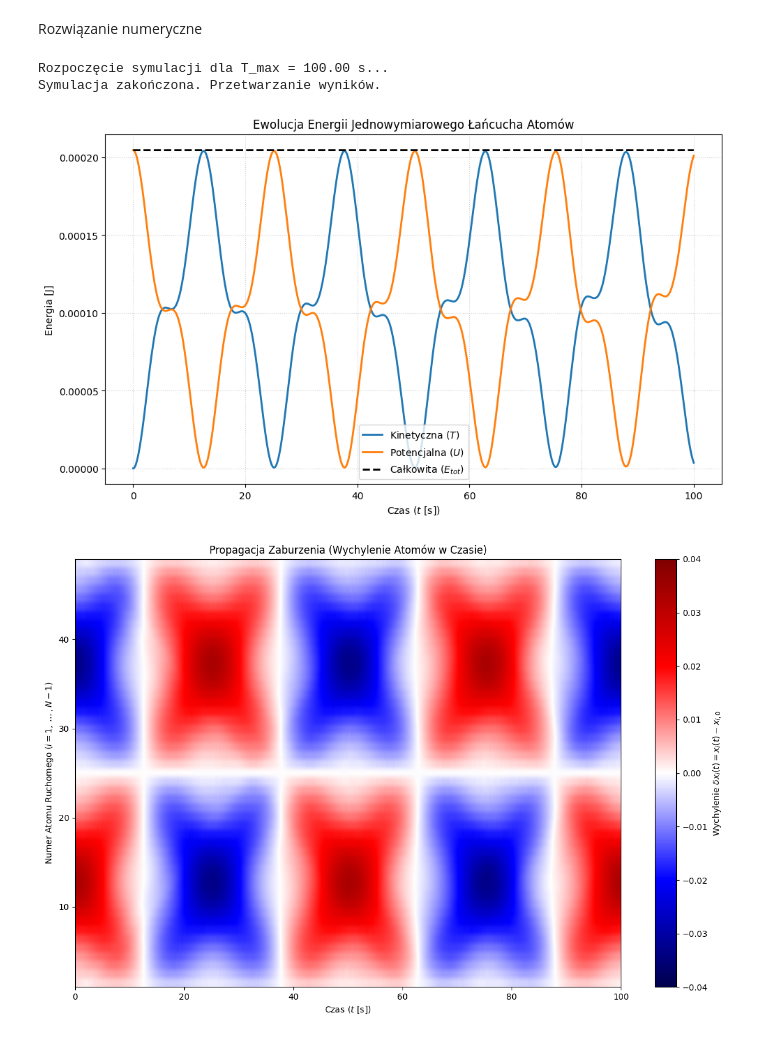
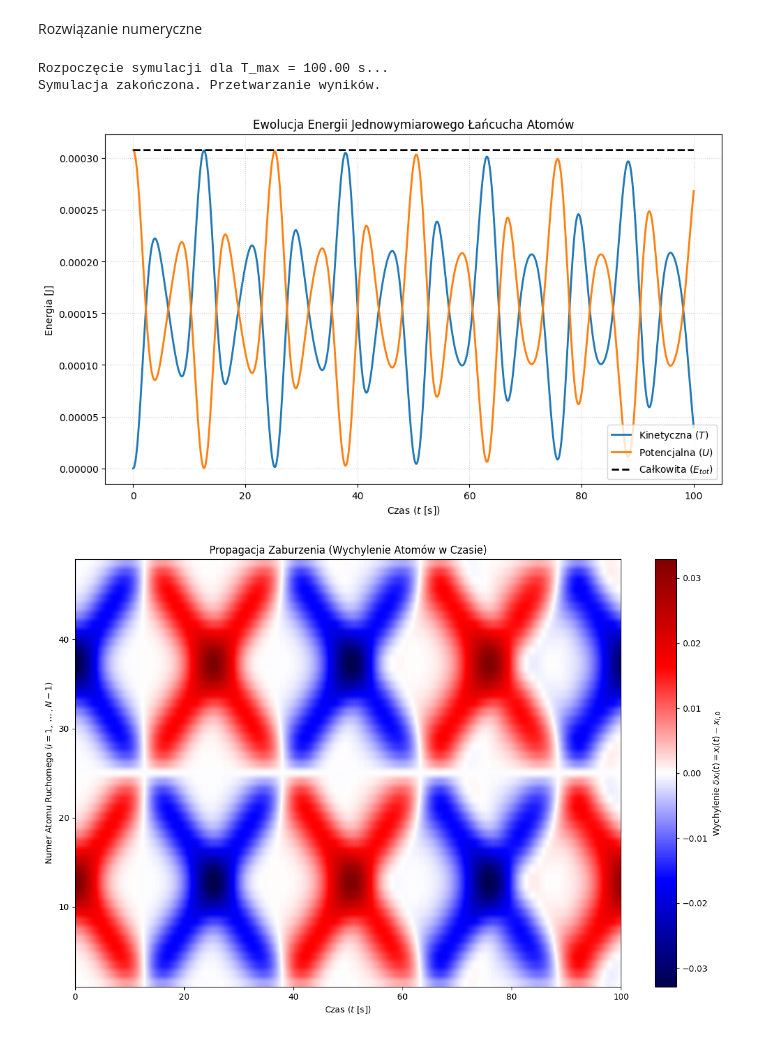
Before and after one commit to xXKeNdAmAmAsTeRXx/Computer_Physics, a Jupyter notebook: Projekt4/Propagacja_zaburzenia.ipynb, the cells around one changed output. Cells and saved outputs as stored; diff of their text form; code cells hidden in the pictures.

```diff
--- a/Projekt4/Propagacja_zaburzenia.ipynb
+++ b/Projekt4/Propagacja_zaburzenia.ipynb
@@ -15,7 +12,7 @@ CONST = {
     "M": 1.0,
     "DT": 0.02,
     "NT": 5000,
-    "SIGMA": 0.5
+    "SIGMA": np.sqrt(0.1)
 }
 CONST["X_MAX"] = CONST["N"] * CONST["DELTA"]
 CONST["T_MAX"] = CONST["NT"] * CONST["DT"]
@@ -28,14 +25,13 @@ CONST["X_R"] = 3.0 * CONST["X_MAX"] / 4.0
 def initial_conditions(N, DELTA, X_MAX, SIGMA):
     N_INNER = N - 1
 
-    x_i_0 = np.arange(N + 1) * DELTA
+    x_i_0 = np.arange(start=1, step=1, stop=N) * DELTA
 
     X_L = X_MAX / 4.0
     X_R = 3.0 * X_MAX / 4.0
 
-    x_inner_0 = x_i_0[1:N]
+    x_inner_0 = x_i_0[:N]
 
-    # POPRAWKA BŁĘDU: Używamy X_L i X_R, a nie ich kwadratów,
     # w funkcji Gaussa.
     gauss_L = (DELTA / 3.0) * np.exp(-((x_inner_0 - X_L)**2) / (2.0 * SIGMA**2))
     gauss_R = (DELTA / 3.0) * np.exp(-((x_inner_0 - X_R)**2) / (2.0 * SIGMA**2))
@@ -81,11 +77,11 @@ def dynamics_function(Y, t, ALPHA, M, N, DELTA):
 # --- 4. FUNKCJA OBLICZANIA ENERGII ---
 def calculate_energy(Y, X_i_0, ALPHA, M, N, DELTA):
     N_INNER = N - 1
-    # Bierzemy X_inner z aktualnego stanu Y, a nie z X_i_0 (położenia równowagi)
+
     X_inner = Y[:N_INNER]
     V_inner = Y[N_INNER:]
 
-    X_MAX = N * DELTA
+    X_MAX  = N * DELTA
     x0 = 0.0
     xN = X_MAX
 
@@ -96,9 +92,9 @@ def calculate_energy(Y, X_i_0, ALPHA, M, N, DELTA):
     X_all = np.concatenate([[x0], X_inner, [xN]])
     diff = X_all[:-1] - X_all[1:]
 
-    # U = Sum [alpha/2 * (x_{i-1} - x_i + Delta)^2]
-    # U = Sum [alpha/2 * (delta_x_{i-1} - delta_x_i)^2] - POPRAWNA FORMA
+
     U = 0.5 * ALPHA * np.sum((diff + DELTA)**2)
+
 
     return T, U
 
@@ -114,13 +110,14 @@ Energy_K = []
 Energy_P = []
 Displacement_Matrix = []
 
+
 # Zapis stanu początkowego
 # Zmieniono X_i_0 na X_i_0_eq
 T, U = calculate_energy(Y, X_i_0_eq, CONST["ALPHA"], CONST["M"], CONST["N"], CONST["DELTA"])
 Energy_K.append(T)
 Energy_P.append(U)
 X_inner_current = Y[:CONST["N_INNER"]]
-delta_X_current = X_inner_current - X_i_0_eq[1:CONST["N"]]
+delta_X_current = X_inner_current - X_i_0_eq[:CONST["N"]]
 Displacement_Matrix.append(delta_X_current.copy())
 
 
@@ -150,15 +147,23 @@ for n in range(CONST["NT"]):
 
     # Zapis wychyleń: delta_x_i(t) = x_i(t) - x_i,0
     X_inner_current = Y[:CONST["N_INNER"]]
-    delta_X_current = X_inner_current - X_i_0_eq[1:CONST["N"]]
+    delta_X_current = X_inner_current - X_i_0_eq
     Displacement_Matrix.append(delta_X_current.copy())
+
 
 print("Symulacja zakończona. Przetwarzanie wyników.")
 
 Energy_K = np.array(Energy_K)
 Energy_P = np.array(Energy_P)
+
+# Energy_P = Energy_P/max(Energy_P) * 0.007
+# Energy_K = Energy_K/max(Energy_K) * 0.007
+
 Energy_Total = Energy_K + Energy_P
+
 Displacement_Matrix = np.array(Displacement_Matrix) # Wymiar: (N_t + 1) x (N_INNER)
+
+
 
 
 # --- 6. WIZUALIZACJA WYNIKÓW ---
@@ -166,34 +171,34 @@ plt.figure(figsize=(10, 6))
 plt.plot(Times, Energy_K, label='Kinetyczna ($T$)', linewidth=2)
 plt.plot(Times, Energy_P, label='Potencjalna ($U$)', linewidth=2)
 plt.plot(Times, Energy_Total, label='Całkowita ($E_{tot}$)', linestyle='--', color='k', linewidth=2)
 
 plt.title('Ewolucja Energii Jednowymiarowego Łańcucha Atomów')
 plt.xlabel('Czas ($t$ [s])')
 plt.ylabel('Energia [J]')
 plt.legend()
 plt.grid(True, linestyle=':', alpha=0.6)
 plt.tight_layout()
 plt.show()
 
 plt.figure(figsize=(12, 8))
 plt.imshow(
     Displacement_Matrix.T,
     aspect='auto',
     origin='lower',
     extent=[Times.min(), Times.max(), 1, CONST["N_INNER"]],
     cmap='seismic',
-    vmax=0.04,
-    vmin=-0.04
+    vmax=np.max(Displacement_Matrix),
+    vmin=np.min(Displacement_Matrix)
 )
 
 plt.colorbar(label='Wychylenie $\\delta x_i(t) = x_i(t) - x_{i,0}$ ')
 plt.title('Propagacja Zaburzenia (Wychylenie Atomów w Czasie)')
 plt.xlabel('Czas ($t$ [s])')
 plt.ylabel('Numer Atomu Ruchomego ($i=1, \\dots, N-1$)')
 plt.tight_layout()
 plt.show()
 # %% [output]
 Rozpoczęcie symulacji dla T_max = 100.00 s...
 Symulacja zakończona. Przetwarzanie wyników.
-[figure, old version]
+[figure, new version]
-[figure, old version]
+[figure, new version]
```
Also changed, not shown: parts of 1 cell of this notebook, 3 other files.
